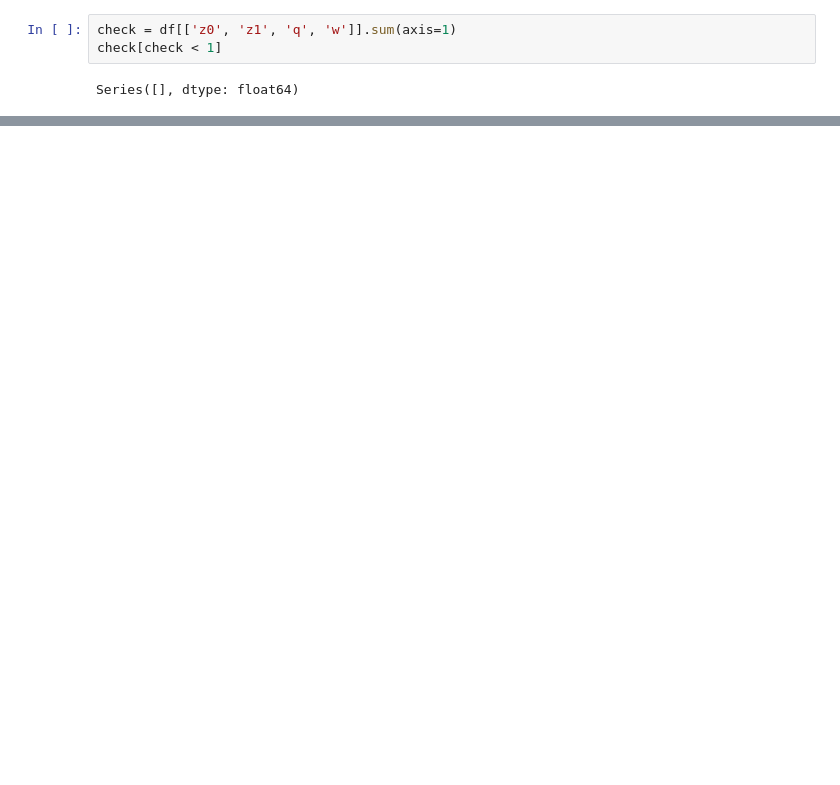
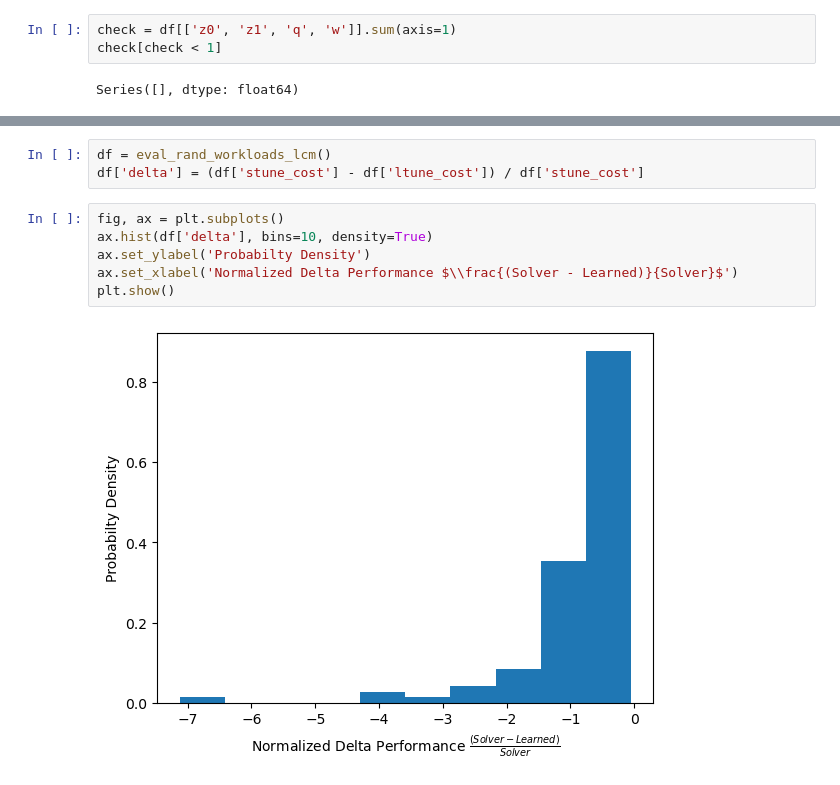
Before and after one commit to ephoris/endure-jupyter, a Jupyter notebook: experiments/00_learned_tuner_eval.ipynb, the cells around one changed output, grey strips where cells are left out. Saved outputs shown, nothing was run; the diff lists cells and outputs as text; blank space fills up the shorter version.

```diff
--- a/experiments/00_learned_tuner_eval.ipynb
+++ b/experiments/00_learned_tuner_eval.ipynb
@@ -98,0 +142,11 @@ Series([], dtype: float64)
+# %%
+df = eval_rand_workloads_lcm()
+df['delta'] = (df['stune_cost'] - df['ltune_cost']) / df['stune_cost']
+# %%
+fig, ax = plt.subplots()
+ax.hist(df['delta'], bins=10, density=True)
+ax.set_ylabel('Probabilty Density')
+ax.set_xlabel('Normalized Delta Performance $\\frac{(Solver - Learned)}{Solver}$')
+plt.show()
+# %% [output]
+[figure, added]
```
Also changed, not shown: parts of 6 cells of this notebook.
